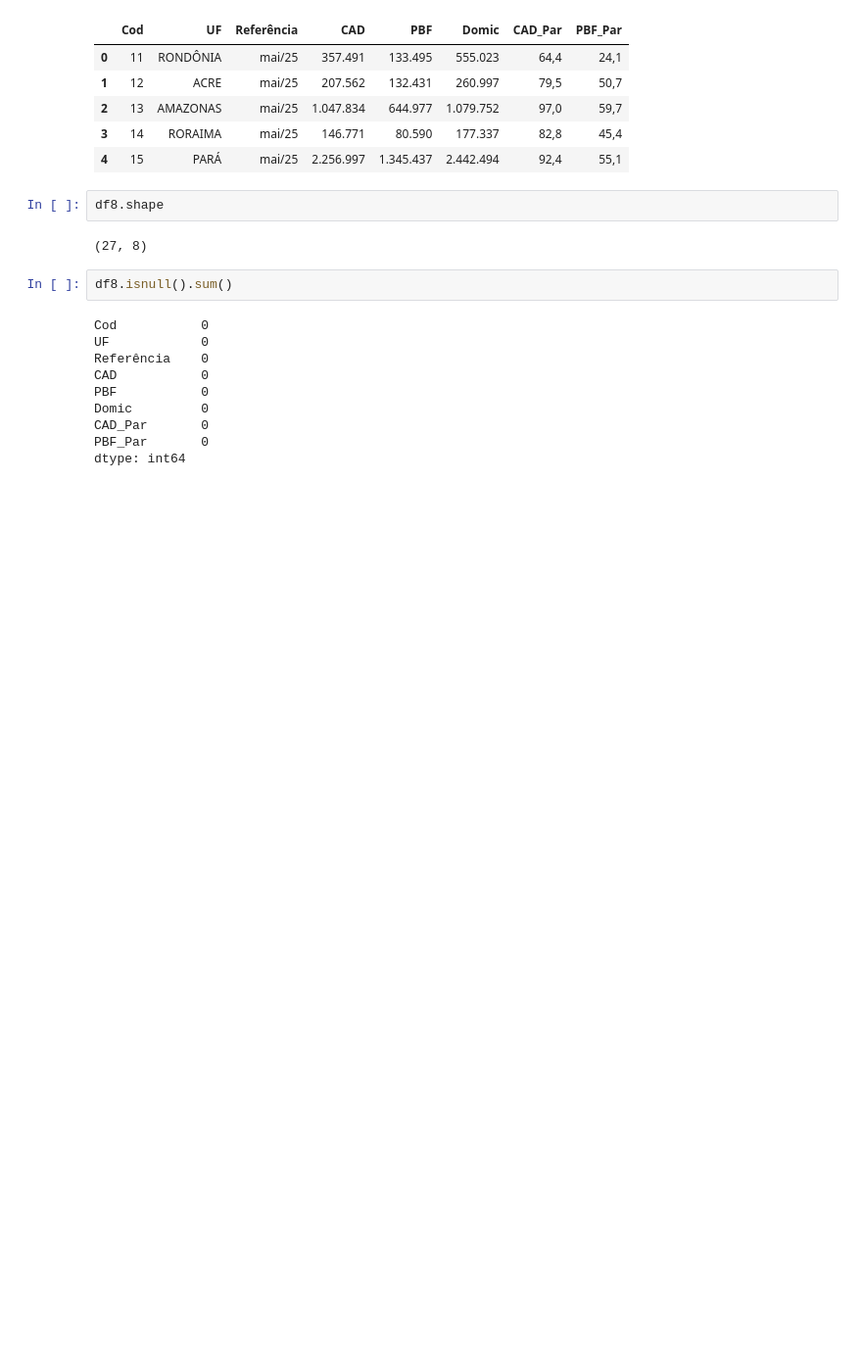
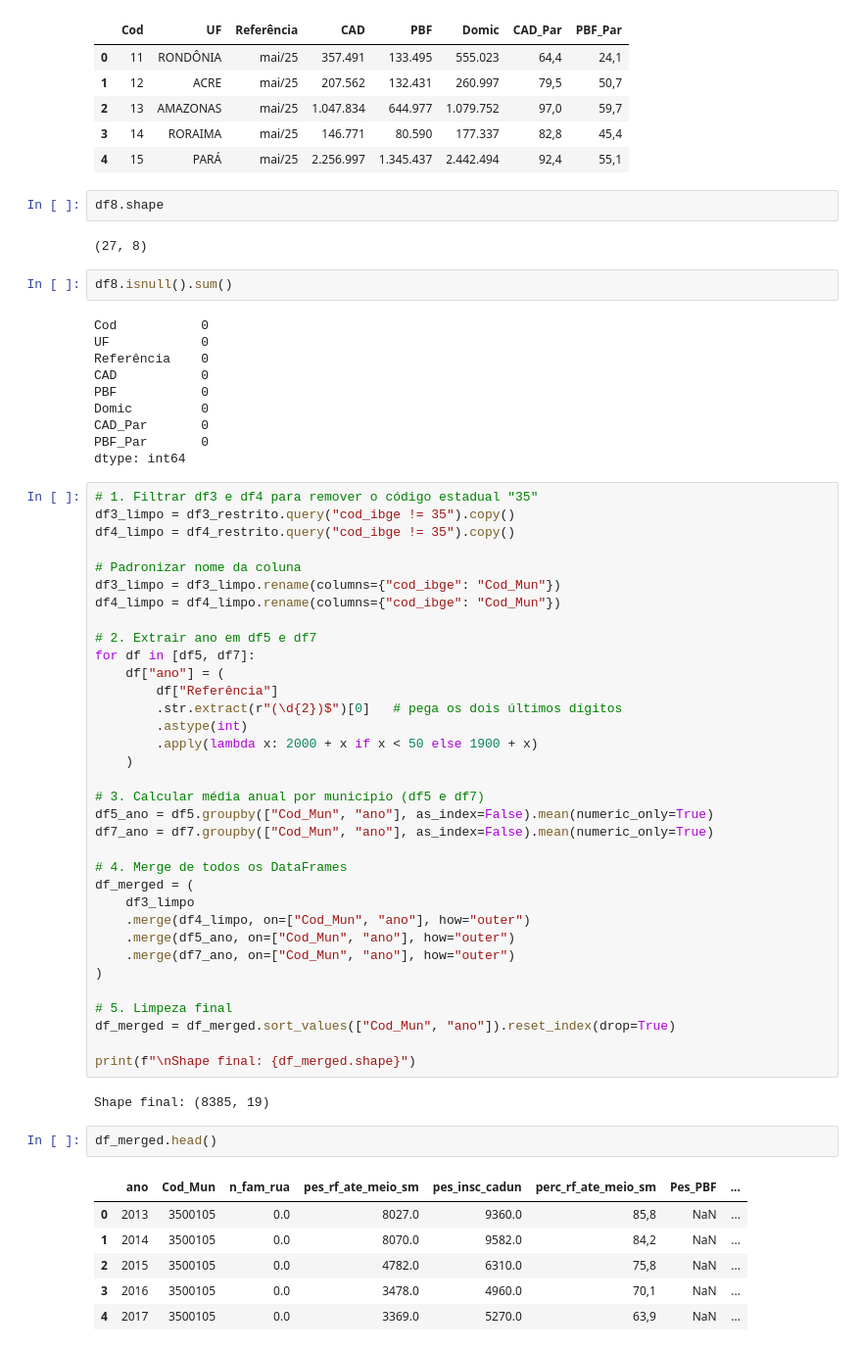
Before and after one commit to gustavonegrao/projeto_SSC0957, a Jupyter notebook: cadunico/bases_cadunico/SEADE_CADUnico.ipynb, the cells around one changed output. Shown at 98% size. Drawn from its saved outputs; the diff is of its cells as text; blank space fills up the shorter version.

Commit message:
merge dos df3,df4, df5 e df5

```diff
--- a/cadunico/bases_cadunico/SEADE_CADUnico.ipynb
+++ b/cadunico/bases_cadunico/SEADE_CADUnico.ipynb
@@ -659,3 +656,48 @@ Domic         0
 CAD_Par       0
 PBF_Par       0
 dtype: int64
+# %%
+# 1. Filtrar df3 e df4 para remover o código estadual "35"
+df3_limpo = df3_restrito.query("cod_ibge != 35").copy()
+df4_limpo = df4_restrito.query("cod_ibge != 35").copy()
+
+# Padronizar nome da coluna
+df3_limpo = df3_limpo.rename(columns={"cod_ibge": "Cod_Mun"})
+df4_limpo = df4_limpo.rename(columns={"cod_ibge": "Cod_Mun"})
+
+# 2. Extrair ano em df5 e df7
+for df in [df5, df7]:
+    df["ano"] = (
+        df["Referência"]
+        .str.extract(r"(\d{2})$")[0]   # pega os dois últimos dígitos
+        .astype(int)
+        .apply(lambda x: 2000 + x if x < 50 else 1900 + x)
+    )
+
+# 3. Calcular média anual por município (df5 e df7)
+df5_ano = df5.groupby(["Cod_Mun", "ano"], as_index=False).mean(numeric_only=True)
+df7_ano = df7.groupby(["Cod_Mun", "ano"], as_index=False).mean(numeric_only=True)
+
+# 4. Merge de todos os DataFrames
+df_merged = (
+    df3_limpo
+    .merge(df4_limpo, on=["Cod_Mun", "ano"], how="outer")
+    .merge(df5_ano, on=["Cod_Mun", "ano"], how="outer")
+    .merge(df7_ano, on=["Cod_Mun", "ano"], how="outer")
+)
+
+# 5. Limpeza final
+df_merged = df_merged.sort_values(["Cod_Mun", "ano"]).reset_index(drop=True)
+
+print(f"\nShape final: {df_merged.shape}")
+# %% [output]
+Shape final: (8385, 19)
+# %%
+df_merged.head()
+# %% [output]
+|  | ano | Cod_Mun | n_fam_rua | pes_rf_ate_meio_sm | pes_insc_cadun | perc_rf_ate_meio_sm | Pes_PBF | ... |
+| 0 | 2013 | 3500105 | 0.0 | 8027.0 | 9360.0 | 85,8 | NaN | ... |
+| 1 | 2014 | 3500105 | 0.0 | 8070.0 | 9582.0 | 84,2 | NaN | ... |
+| 2 | 2015 | 3500105 | 0.0 | 4782.0 | 6310.0 | 75,8 | NaN | ... |
+| 3 | 2016 | 3500105 | 0.0 | 3478.0 | 4960.0 | 70,1 | NaN | ... |
+| 4 | 2017 | 3500105 | 0.0 | 3369.0 | 5270.0 | 63,9 | NaN | ... |
```
Also changed, not shown: parts of 4 cells of this notebook.
